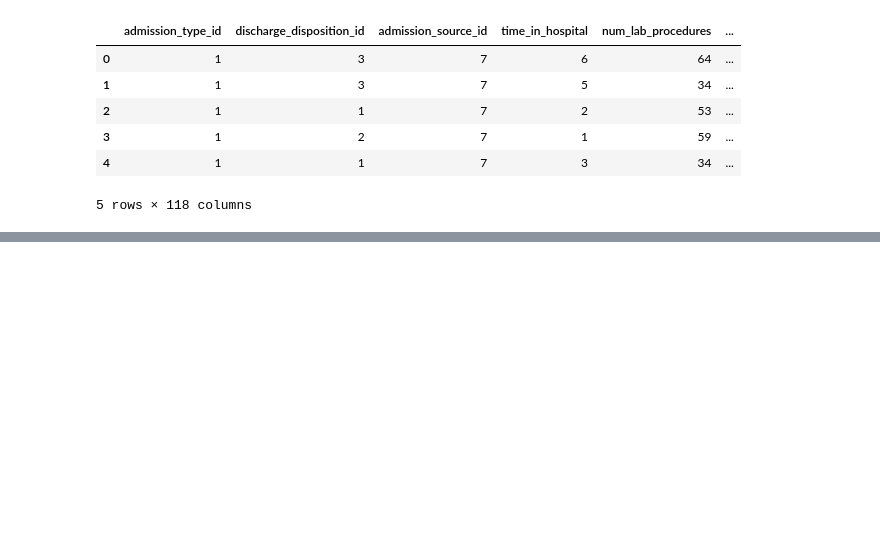
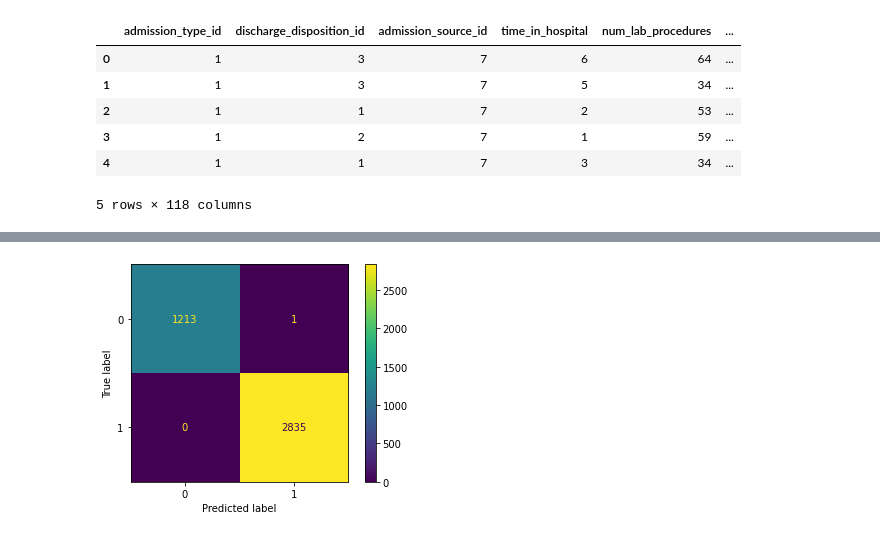
Before and after one commit to josenbach/ML_Diabetes, a Jupyter notebook: ML_Diabetes.ipynb, the cells around one changed output, grey strips where cells are left out. Saved outputs shown, nothing was run; the diff lists cells and outputs as text; code cells hidden in the pictures; blank space fills up the shorter version.

```diff
--- a/ML_Diabetes.ipynb
+++ b/ML_Diabetes.ipynb
@@ -538,5 +460,0 @@ print(f" Random forest predictive accuracy: {accuracy_score(y_test,y_pred):.3f}"
-# %%
-# Trying PCA on original data with 95% variance
-pca = PCA(n_components = 0.95)
-pca.fit(diabetes_2_df)
-reduced = pca.transform(diabetes_2_df)
@@ -561,5 +460,0 @@ transform_pca
-# %%
-# Trying PCA on original data with 99% variance
-pca = PCA(n_components = 0.99)
-pca.fit(diabetes_2_df)
-reduced_2 = pca.transform(diabetes_2_df)
@@ -583,8 +461,9 @@ pd.DataFrame(reduced_2)
 # %%
-# Running Random Forest with the top 5 components from PCA
+# Running Random Forest
 # Remove target from features data
 y = diabetes_2_df['A1Cresult_high']
-X = transform_pca
+X = diabetes_2_df
+
 # Split training/test datasets
 X_train, X_test, y_train, y_test = train_test_split(X, y, random_state=42, stratify=y)
 
@@ -699,3 +576,13 @@ Loss: 0.6111955642700195, Accuracy: 0.7001729011535645
+# %%
+# Create the confusion matrix
+predictions = nn.predict(X_test_scaled)
+predictions = np.round(predictions).astype(int)
+cm = confusion_matrix(y_test, predictions)
+disp = ConfusionMatrixDisplay(confusion_matrix=cm)
+disp.plot()
+plt.show()
+# %% [output]
+[figure, added]
 # %%
 # Export our model to HDF5 file
 nn.save("ML_Diabetes.h5")
```
Also changed, not shown: parts of 12 cells of this notebook.
